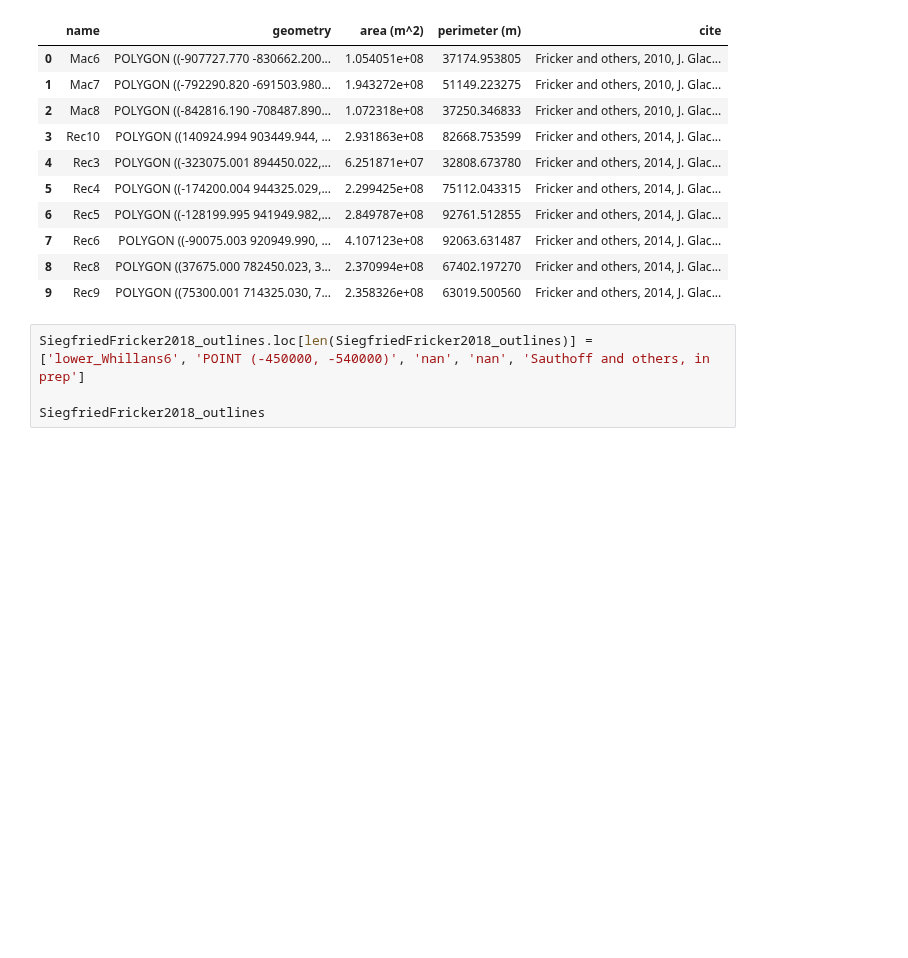
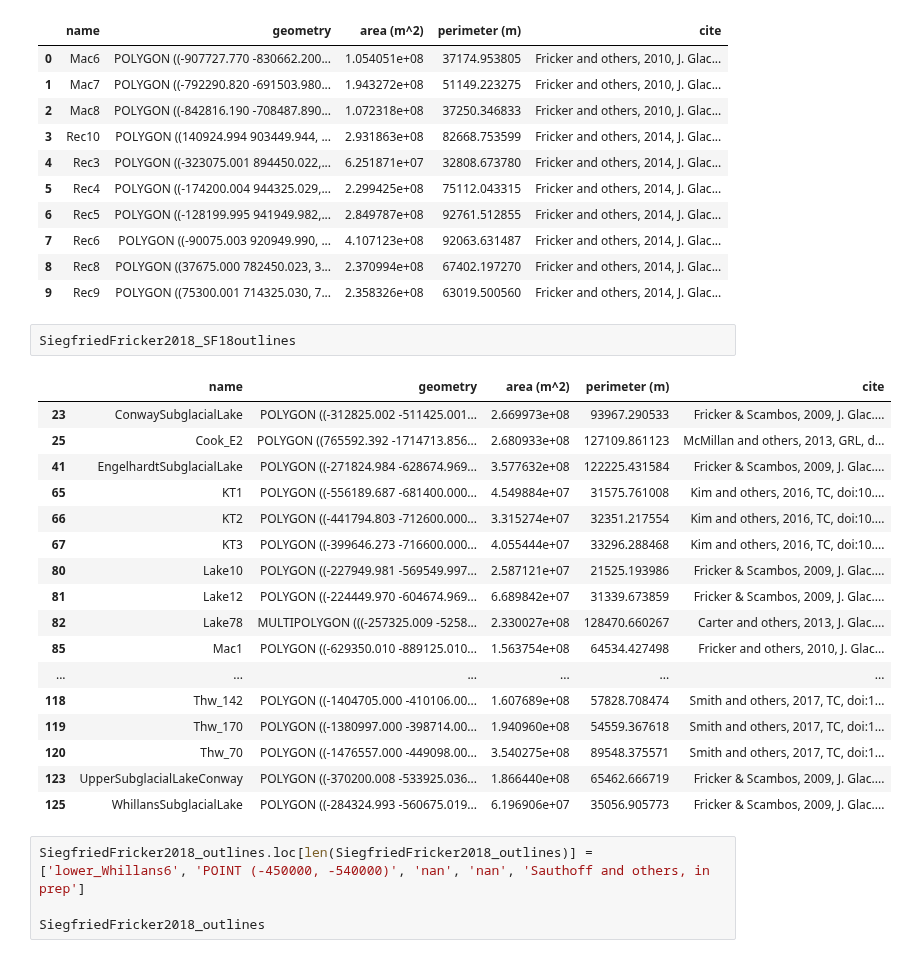
Before and after one commit to wsauthoff/Sauthoff-2025-GRL, a Jupyter notebook: dhdvdt-using-variable-outlines.ipynb, the cells around one changed output. Cells and saved outputs as stored; diff of their text form; blank space fills up the shorter version.

```diff
--- a/dhdvdt-using-variable-outlines.ipynb
+++ b/dhdvdt-using-variable-outlines.ipynb
@@ -206,6 +206,26 @@ SiegfriedFricker2018_SF18outlines_noInSAR
 | 7 | Rec6 | POLYGON ((-90075.003 920949.990, ... | 4.107123e+08 | 92063.631487 | Fricker and others, 2014, J. Glac... |
 | 8 | Rec8 | POLYGON ((37675.000 782450.023, 3... | 2.370994e+08 | 67402.197270 | Fricker and others, 2014, J. Glac... |
 | 9 | Rec9 | POLYGON ((75300.001 714325.030, 7... | 2.358326e+08 | 63019.500560 | Fricker and others, 2014, J. Glac... |
+# %%
+SiegfriedFricker2018_SF18outlines
+# %% [output]
+|  | name | geometry | area (m^2) | perimeter (m) | cite |
+| 23 | ConwaySubglacialLake | POLYGON ((-312825.002 -511425.001... | 2.669973e+08 | 93967.290533 | Fricker & Scambos, 2009, J. Glac.... |
+| 25 | Cook_E2 | POLYGON ((765592.392 -1714713.856... | 2.680933e+08 | 127109.861123 | McMillan and others, 2013, GRL, d... |
+| 41 | EngelhardtSubglacialLake | POLYGON ((-271824.984 -628674.969... | 3.577632e+08 | 122225.431584 | Fricker & Scambos, 2009, J. Glac.... |
+| 65 | KT1 | POLYGON ((-556189.687 -681400.000... | 4.549884e+07 | 31575.761008 | Kim and others, 2016, TC, doi:10.... |
+| 66 | KT2 | POLYGON ((-441794.803 -712600.000... | 3.315274e+07 | 32351.217554 | Kim and others, 2016, TC, doi:10.... |
+| 67 | KT3 | POLYGON ((-399646.273 -716600.000... | 4.055444e+07 | 33296.288468 | Kim and others, 2016, TC, doi:10.... |
+| 80 | Lake10 | POLYGON ((-227949.981 -569549.997... | 2.587121e+07 | 21525.193986 | Fricker & Scambos, 2009, J. Glac.... |
+| 81 | Lake12 | POLYGON ((-224449.970 -604674.969... | 6.689842e+07 | 31339.673859 | Fricker & Scambos, 2009, J. Glac.... |
+| 82 | Lake78 | MULTIPOLYGON (((-257325.009 -5258... | 2.330027e+08 | 128470.660267 | Carter and others, 2013, J. Glac.... |
+| 85 | Mac1 | POLYGON ((-629350.010 -889125.010... | 1.563754e+08 | 64534.427498 | Fricker and others, 2010, J. Glac... |
+| ... | ... | ... | ... | ... | ... |
+| 118 | Thw_142 | POLYGON ((-1404705.000 -410106.00... | 1.607689e+08 | 57828.708474 | Smith and others, 2017, TC, doi:1... |
+| 119 | Thw_170 | POLYGON ((-1380997.000 -398714.00... | 1.940960e+08 | 54559.367618 | Smith and others, 2017, TC, doi:1... |
+| 120 | Thw_70 | POLYGON ((-1476557.000 -449098.00... | 3.540275e+08 | 89548.375571 | Smith and others, 2017, TC, doi:1... |
+| 123 | UpperSubglacialLakeConway | POLYGON ((-370200.008 -533925.036... | 1.866440e+08 | 65462.666719 | Fricker & Scambos, 2009, J. Glac.... |
+| 125 | WhillansSubglacialLake | POLYGON ((-284324.993 -560675.019... | 6.196906e+07 | 35056.905773 | Fricker & Scambos, 2009, J. Glac.... |
 # %%
 SiegfriedFricker2018_outlines.loc[len(SiegfriedFricker2018_outlines)] = ['lower_Whillans6', 'POINT (-450000, -540000)', 'nan', 'nan', 'Sauthoff and others, in prep']
 
```
Also changed, not shown: parts of 2 cells of this notebook.
